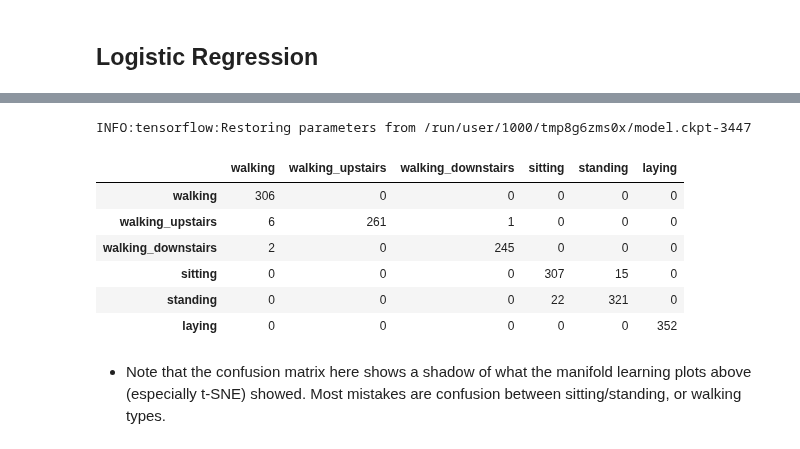
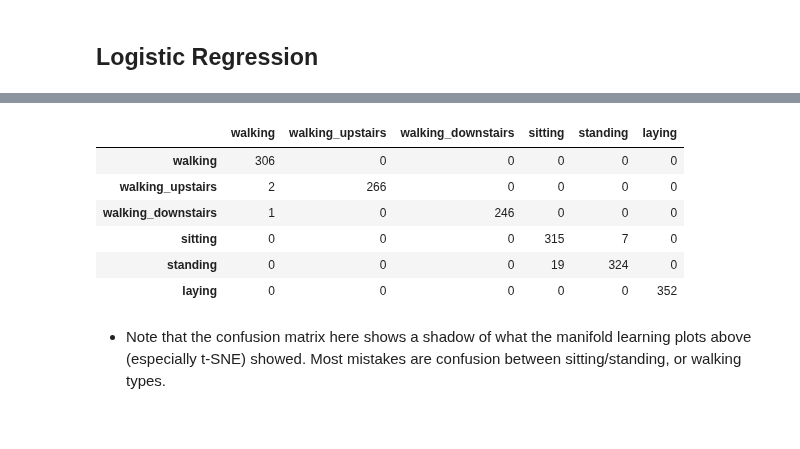
Before and after one commit to Hodapp87/yazabi-tensorflow-classification-test, a Jupyter notebook: Yazabi - TensorFlow skills test (classification).ipynb, the cells around one changed output, grey strips where cells are left out. Drawn from its saved outputs; the diff is of its cells as text; code cells hidden in the pictures.

```diff
--- a/Yazabi - TensorFlow skills test (classification).ipynb
+++ b/Yazabi - TensorFlow skills test (classification).ipynb
@@ -247,2 +213,6 @@ class AccuracyHook(tf.train.SessionRunHook):
+# %%
+train_y_cat = keras.utils.to_categorical(train_y - 1, num_classes=6)
+valid_y_cat = keras.utils.to_categorical(valid_y - 1, num_classes=6)
+test_y_cat  = keras.utils.to_categorical(test_y - 1, num_classes=6)
 # %% [markdown]
 ## Logistic Regression
@@ -413,0 +219,18 @@ Validation accuracy: 0.974973
+# %%
+def lr_model(n_features, n_labels, scope="lr"):
+    """Returns a Keras model for logistic regression, given a number of
+    feature dimensions (n_features) and labels (n_labels)"""
+    with tf.variable_scope(scope):
+        model = Sequential()
+        model.add(Dense(n_labels, activation='softmax', input_dim=n_features))
+        return model
+
+model = lr_model(train_X.shape[1], 6)
+sgd = SGD(lr=0.02, decay=1e-5, momentum=0.9, nesterov=True)
+model.compile(loss='categorical_crossentropy',
+              optimizer=sgd,
+              metrics=['accuracy'])
+
+history = model.fit(
+    train_X.values, train_y_cat, verbose=0, epochs=120,
+    batch_size=128, validation_data=(valid_X.values, valid_y_cat))
@@ -414,18 +251,17 @@ Validation accuracy: 0.974973
 # %%
-valid_y_predict = np.array([i["activity"] for i in lr.predict(test_input_fn)])
+valid_y_predict = np.argmax(model.predict(valid_X.values), axis=1)
 
 # Confusion matrix (on validation set):
 conf = sklearn.metrics.confusion_matrix(valid_y, valid_y_predict + 1)
 conf = pd.DataFrame(conf, columns=label_list, index=label_list)
 conf
 # %% [output]
-INFO:tensorflow:Restoring parameters from /run/user/1000/tmp8g6zms0x/model.ckpt-3447
 |  | walking | walking_upstairs | walking_downstairs | sitting | standing | laying |
 | walking | 306 | 0 | 0 | 0 | 0 | 0 |
-| walking_upstairs | 6 | 261 | 1 | 0 | 0 | 0 |
-| walking_downstairs | 2 | 0 | 245 | 0 | 0 | 0 |
-| sitting | 0 | 0 | 0 | 307 | 15 | 0 |
-| standing | 0 | 0 | 0 | 22 | 321 | 0 |
+| walking_upstairs | 2 | 266 | 0 | 0 | 0 | 0 |
+| walking_downstairs | 1 | 0 | 246 | 0 | 0 | 0 |
+| sitting | 0 | 0 | 0 | 315 | 7 | 0 |
+| standing | 0 | 0 | 0 | 19 | 324 | 0 |
 | laying | 0 | 0 | 0 | 0 | 0 | 352 |
 # %% [markdown]
 - Note that the confusion matrix here shows a shadow of what the manifold learning plots above (especially t-SNE) showed.  Most mistakes are confusion between sitting/standing, or walking types.
```
Also changed, not shown: parts of 33 cells of this notebook, 3 other files.
